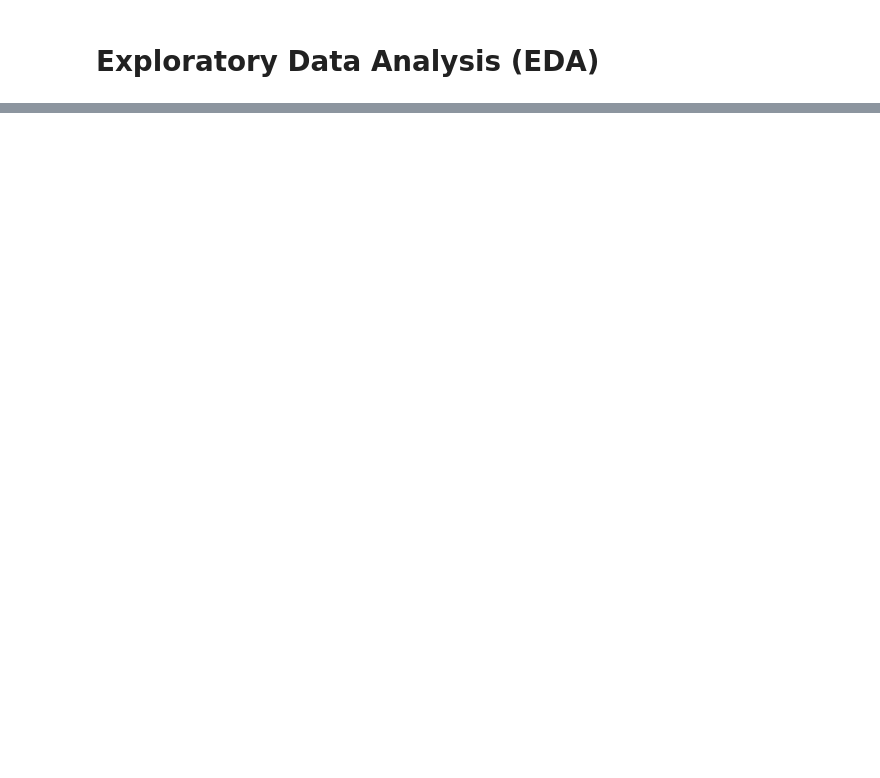
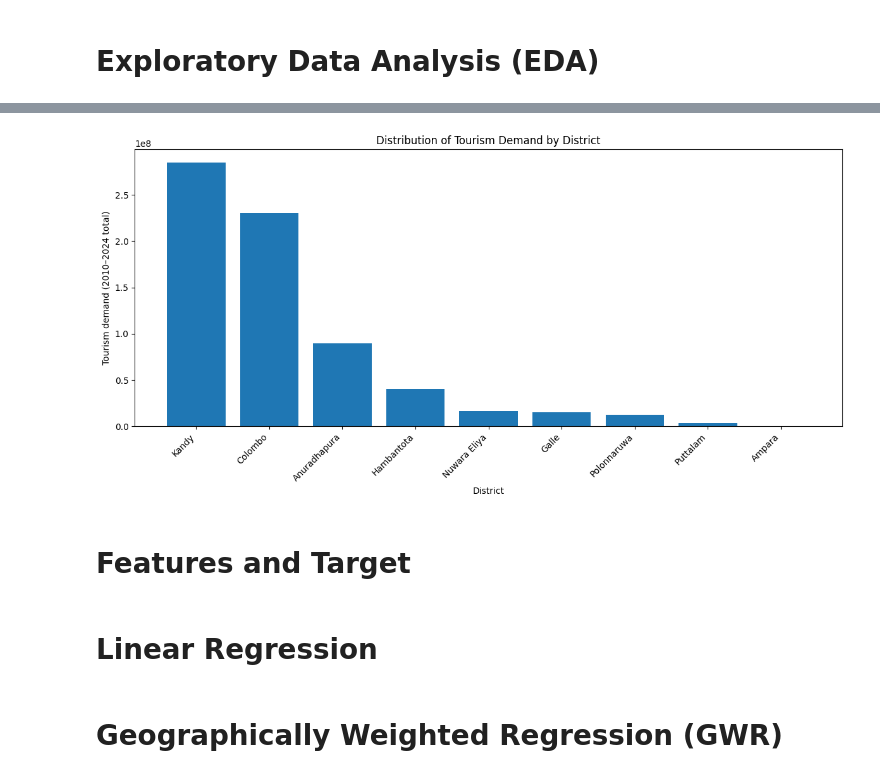
Before and after one commit to Kaveesha-Vihanga/DS_Project, a Jupyter notebook: DataScienceGroupProject.ipynb, the cells around one changed output, grey strips where cells are left out. Cells and saved outputs as stored; diff of their text form; code cells hidden in the pictures; blank space fills up the shorter version.

```diff
--- a/DataScienceGroupProject.ipynb
+++ b/DataScienceGroupProject.ipynb
@@ -54,0 +48,8 @@ None
+# %%
+df.columns = (
+    df.columns
+    .str.strip()
+    .str.lower()
+    .str.replace(" ", "_")
+    .str.replace(".", "")
+)
@@ -54,0 +98,4 @@ None
+# %%
+df_long["tourism_demand"] = (
+    df_long["foreign_tourists"] + df_long["local_tourists"]
+)
@@ -55,2 +155,9 @@ None
+# %%
+district_df = (
+    df_long
+    .dropna(subset=["district"])
+    .groupby(["district", "year"], as_index=False)
+    .agg({"tourism_demand": "sum"})
+)
 # %% [markdown]
 # **Exploratory Data Analysis (EDA)**
@@ -107,0 +164,32 @@ dtype: int64
+# %%
+import matplotlib.pyplot as plt
+
+# aggregate demand per district (all years)
+dist_demand = (
+    district_df
+        .groupby("district", as_index=False)["tourism_demand"]
+        .sum()
+)
+
+# sort for nicer plot
+dist_demand = dist_demand.sort_values("tourism_demand", ascending=False)
+
+plt.figure(figsize=(12,6))
+
+plt.bar(
+    dist_demand["district"],
+    dist_demand["tourism_demand"]
+)
+
+plt.xlabel("District")
+plt.ylabel("Tourism demand (2010–2024 total)")
+plt.title("Distribution of Tourism Demand by District")
+
+plt.xticks(rotation=45, ha="right")
+
+plt.tight_layout()
+plt.show()
+# %% [output]
+[figure, added]
+# %% [markdown]
+# **Features and Target**
@@ -107,0 +199,2 @@ dtype: int64
+# %% [markdown]
+# **Linear Regression**
@@ -107,0 +206,2 @@ dtype: int64
+# %% [markdown]
+# **Geographically Weighted Regression (GWR)**
```
Also changed, not shown: parts of 18 cells of this notebook.
